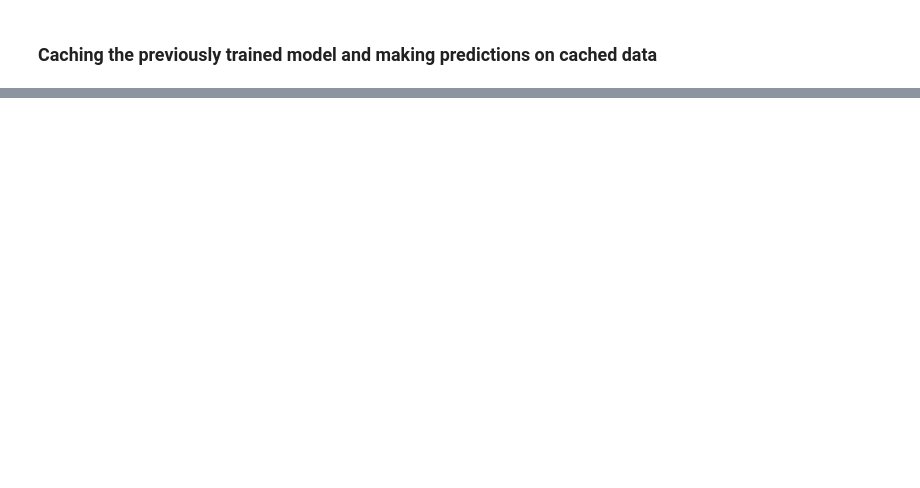
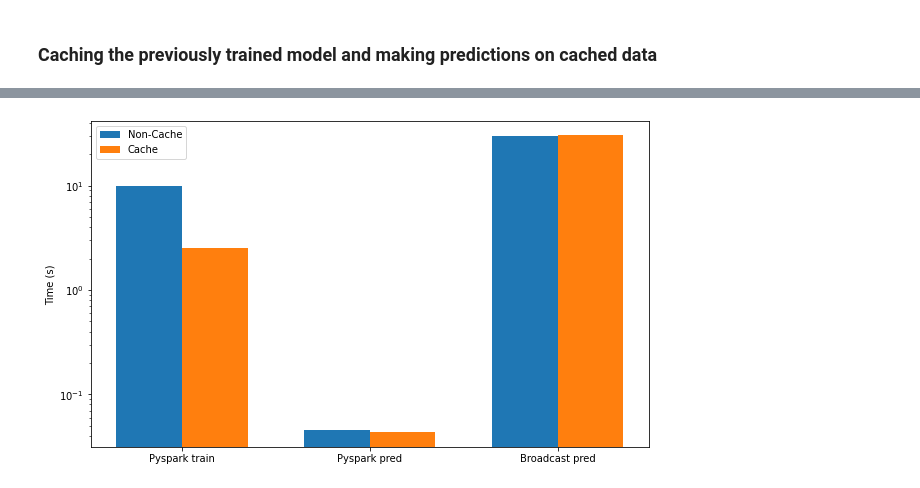
Before and after one commit to sharriy/spark-201-project, a Jupyter notebook: Spark_model.ipynb, the cells around one changed output, grey strips where cells are left out. Drawn from its saved outputs; the diff is of its cells as text; code cells hidden in the pictures; blank space fills up the shorter version.

```diff
--- a/Spark_model.ipynb
+++ b/Spark_model.ipynb
@@ -289,0 +368,20 @@ DataFrame[time: int, amt: int, city_pop: int, age: int, is_fraud: int, features:
+# %%
+import matplotlib.pyplot as plt
+N=3
+ind = np.arange(N)
+width = 0.35
+
+non_cache = [9.88, 0.0452, 29.8]
+cache = [2.51, 0.0436, 30.3]
+
+plt.figure(figsize=(10,6))
+plt.bar(ind, non_cache, width, label='Non-Cache')
+plt.bar(ind + width, cache, width,
+    label='Cache')
+plt.yscale("log")
+plt.xticks(ind + width / 2, ('Pyspark train','Pyspark pred','Broadcast pred'))
+plt.ylabel("Time (s)")
+plt.legend(loc='best')
+plt.show()
+# %% [output]
+[figure, added]
```
Also changed, not shown: parts of 25 cells of this notebook.
